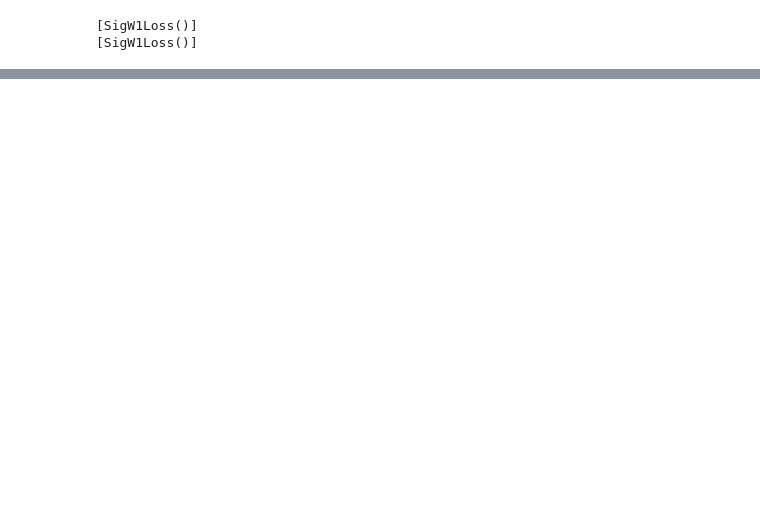
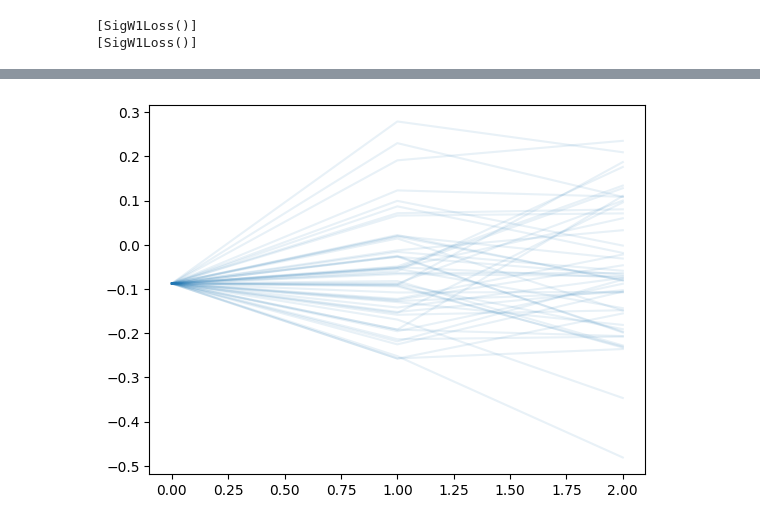
Before and after one commit to levi0206/Signature-GAN, a Jupyter notebook: sigwgan.ipynb, the cells around one changed output, grey strips where cells are left out. Drawn from its saved outputs; the diff is of its cells as text; code cells hidden in the pictures; blank space fills up the shorter version.

Commit message:
sigwgan.ipynb able to run

```diff
--- a/sigwgan.ipynb
+++ b/sigwgan.ipynb
@@ -26,6 +24,7 @@ sigwgan_config = {
     "depth": 4,
     "lr_generator": 5e-5,
     "lr_discriminator" : 5e-5,
+    "window_size" : 3,
     "augmentations": [
         {"name":  "LeadLag"},
     ],
@@ -153,6 +155,12 @@ print(D_config)
 G_config.update(output_dim=x_real_dim)
 print(G_config)
 
+if sigwgan_config.get('augmentations') is not None:
+            sigwgan_config['augmentations'] = parse_augmentations(sigwgan_config.get('augmentations'))
+
+if G_config.get('augmentations') is not None:
+    G_config['augmentations'] = parse_augmentations(G_config.get('augmentations'))
+
 D = get_discriminator(**D_config).to(sigwgan_config['device'])
 G = get_generator(**G_config).to(sigwgan_config['device'])
 # %% [output]
@@ -189,0 +197,8 @@ plt.close()
+# %%
+with torch.no_grad():
+    x_fake = G(100, sigwgan_config['window_size'], sigwgan_config['device'])
+
+for i in range(x_real_dim):
+    plt.plot(to_numpy(x_fake[:50, :, i]).T, 'C%s' % i, alpha=0.1)
+# %% [output]
+[figure, added]
```
Also changed, not shown: parts of 9 cells of this notebook.
